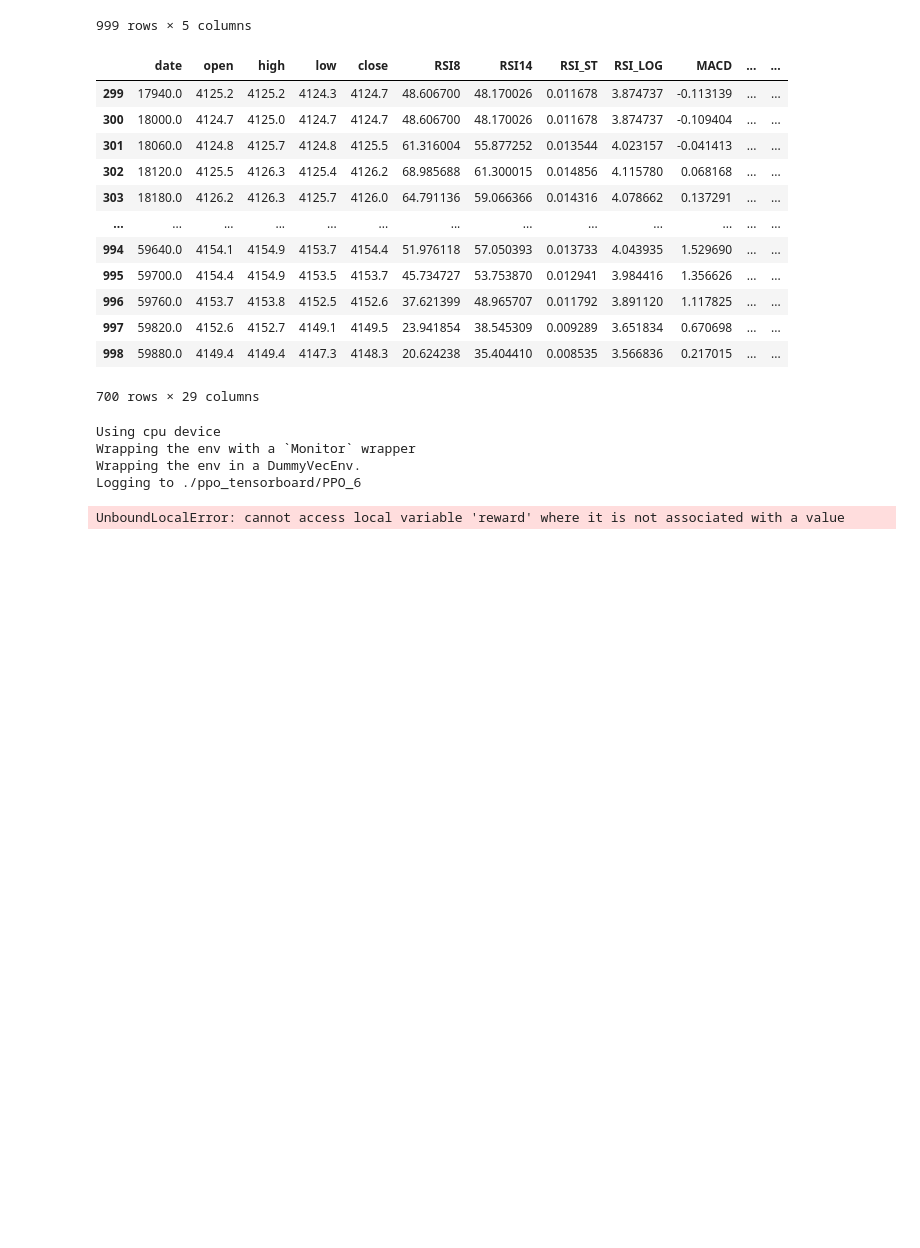
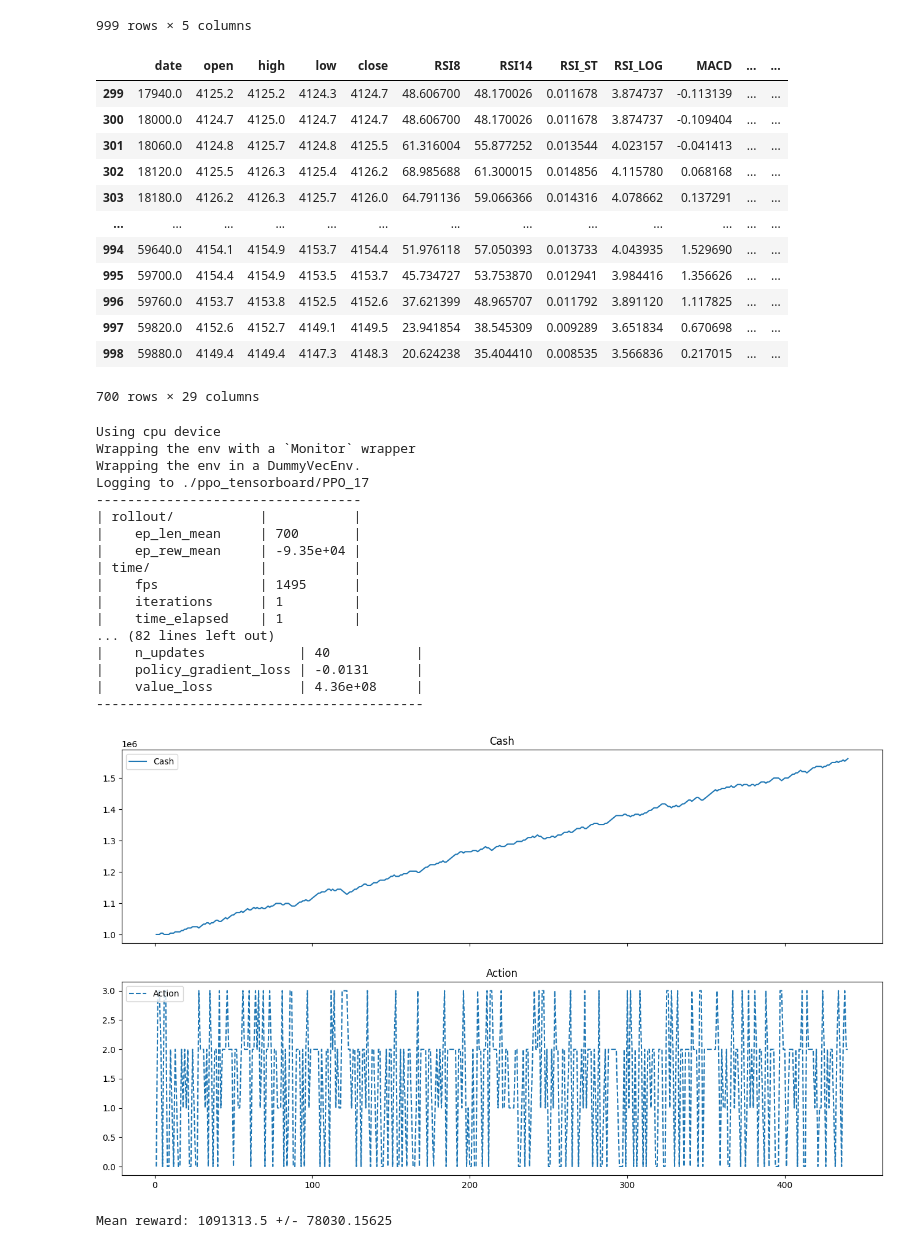
Before and after one commit to pixcelo/gmo-algo-trading, a Jupyter notebook: train/RL_v1.ipynb, the cells around one changed output. Cells and saved outputs as stored; diff of their text form; code cells hidden in the pictures; blank space fills up the shorter version.

Commit message:
mod profit value

```diff
--- a/train/RL_v1.ipynb
+++ b/train/RL_v1.ipynb
@@ -188,6 +216,9 @@ model = PPO('MlpPolicy', env, verbose=1, tensorboard_log="./ppo_tensorboard/")
 # train agent
 model.learn(total_timesteps=10000)
 
+# Plot the results
+env.plot_history()
+
 # evaluate model
 evaluate(model, num_episodes=100)
 
@@ -198,32 +229,46 @@ model.save("../model/rl_v1.zip")
 # %% [output]
 |  | date | open | high | low | close |
 | 0 | 0.0 | 4130.3 | 4132.3 | 4128.5 | 4128.9 |
 | 1 | 60.0 | 4128.9 | 4130.0 | 4127.0 | 4128.6 |
 | 2 | 120.0 | 4128.7 | 4129.3 | 4128.0 | 4128.4 |
 | 3 | 180.0 | 4128.4 | 4129.3 | 4127.0 | 4129.2 |
 | 4 | 240.0 | 4129.5 | 4132.0 | 4129.5 | 4130.4 |
 | ... | ... | ... | ... | ... | ... |
 | 994 | 59640.0 | 4154.1 | 4154.9 | 4153.7 | 4154.4 |
 | 995 | 59700.0 | 4154.4 | 4154.9 | 4153.5 | 4153.7 |
 | 996 | 59760.0 | 4153.7 | 4153.8 | 4152.5 | 4152.6 |
 | 997 | 59820.0 | 4152.6 | 4152.7 | 4149.1 | 4149.5 |
 | 998 | 59880.0 | 4149.4 | 4149.4 | 4147.3 | 4148.3 |
 999 rows × 5 columns
 |  | date | open | high | low | close | RSI8 | RSI14 | RSI_ST | RSI_LOG | MACD | ... | ... |
 | 299 | 17940.0 | 4125.2 | 4125.2 | 4124.3 | 4124.7 | 48.606700 | 48.170026 | 0.011678 | 3.874737 | -0.113139 | ... | ... |
 | 300 | 18000.0 | 4124.7 | 4125.0 | 4124.7 | 4124.7 | 48.606700 | 48.170026 | 0.011678 | 3.874737 | -0.109404 | ... | ... |
 | 301 | 18060.0 | 4124.8 | 4125.7 | 4124.8 | 4125.5 | 61.316004 | 55.877252 | 0.013544 | 4.023157 | -0.041413 | ... | ... |
 | 302 | 18120.0 | 4125.5 | 4126.3 | 4125.4 | 4126.2 | 68.985688 | 61.300015 | 0.014856 | 4.115780 | 0.068168 | ... | ... |
 | 303 | 18180.0 | 4126.2 | 4126.3 | 4125.7 | 4126.0 | 64.791136 | 59.066366 | 0.014316 | 4.078662 | 0.137291 | ... | ... |
 | ... | ... | ... | ... | ... | ... | ... | ... | ... | ... | ... | ... | ... |
 | 994 | 59640.0 | 4154.1 | 4154.9 | 4153.7 | 4154.4 | 51.976118 | 57.050393 | 0.013733 | 4.043935 | 1.529690 | ... | ... |
 | 995 | 59700.0 | 4154.4 | 4154.9 | 4153.5 | 4153.7 | 45.734727 | 53.753870 | 0.012941 | 3.984416 | 1.356626 | ... | ... |
 | 996 | 59760.0 | 4153.7 | 4153.8 | 4152.5 | 4152.6 | 37.621399 | 48.965707 | 0.011792 | 3.891120 | 1.117825 | ... | ... |
 | 997 | 59820.0 | 4152.6 | 4152.7 | 4149.1 | 4149.5 | 23.941854 | 38.545309 | 0.009289 | 3.651834 | 0.670698 | ... | ... |
 | 998 | 59880.0 | 4149.4 | 4149.4 | 4147.3 | 4148.3 | 20.624238 | 35.404410 | 0.008535 | 3.566836 | 0.217015 | ... | ... |
 700 rows × 29 columns
 Using cpu device
 Wrapping the env with a `Monitor` wrapper
 Wrapping the env in a DummyVecEnv.
-Logging to ./ppo_tensorboard/PPO_6
+Logging to ./ppo_tensorboard/PPO_17
+----------------------------------
+| rollout/           |           |
+|    ep_len_mean     | 700       |
+|    ep_rew_mean     | -9.35e+04 |
+| time/              |           |
+|    fps             | 1495      |
+|    iterations      | 1         |
+|    time_elapsed    | 1         |
+... (82 lines left out)
+|    n_updates            | 40           |
+|    policy_gradient_loss | -0.0131      |
+|    value_loss           | 4.36e+08     |
+------------------------------------------
+[figure, added]
-UnboundLocalError: cannot access local variable 'reward' where it is not associated with a value
+Mean reward: 1091313.5 +/- 78030.15625
```
Also changed, not shown: parts of 4 cells of this notebook.
